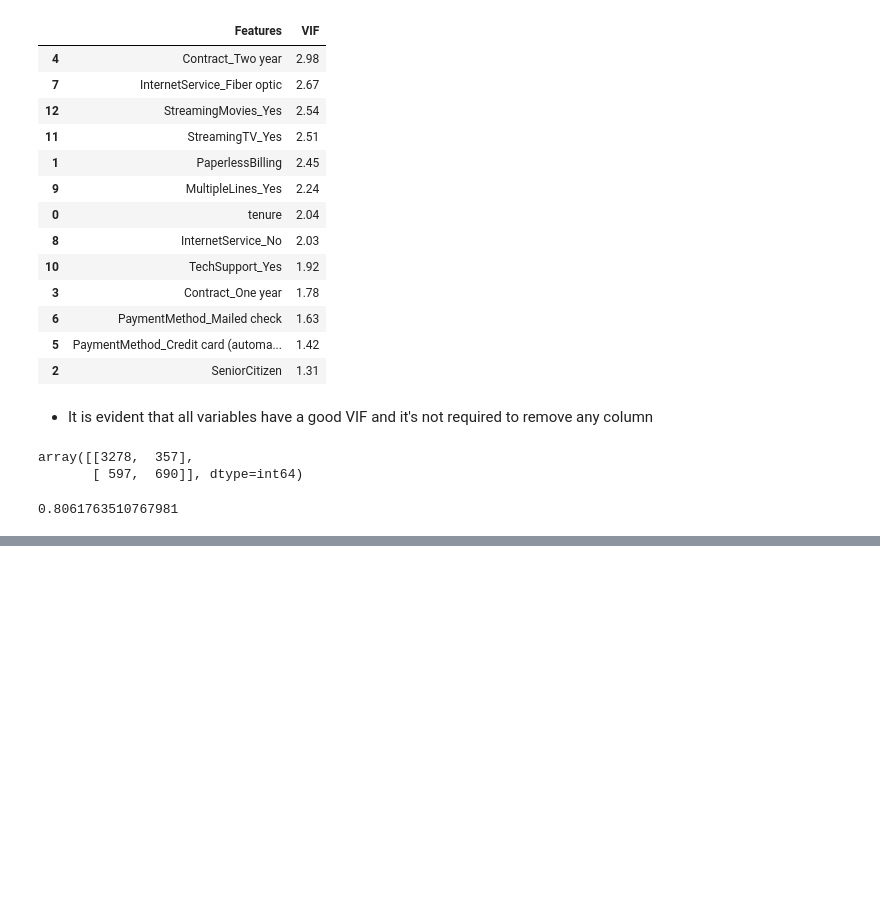
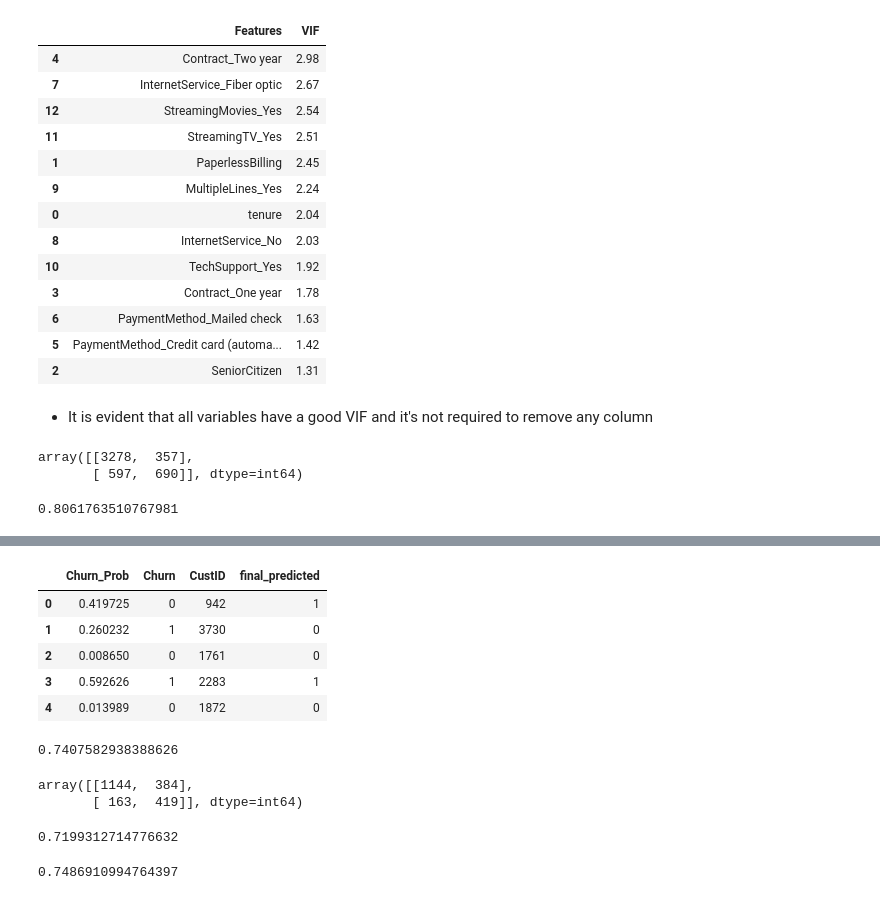
Before and after one commit to Dharani-Arumugam/Machine-Learning, a Jupyter notebook: Logistic Regression/Logistic Regression - Churn Data.ipynb, the cells around one changed output, grey strips where cells are left out. Cells and saved outputs as stored; diff of their text form; code cells hidden in the pictures; blank space fills up the shorter version.

Commit message:
Added Model Evaluation metics

```diff
--- a/Logistic Regression/Logistic Regression - Churn Data.ipynb
+++ b/Logistic Regression/Logistic Regression - Churn Data.ipynb
@@ -775,0 +883,6 @@ metrics.accuracy_score(y_train_pred_final.Churn, y_train_pred_final.Predicted)
+# %%
+# Removing index for both dataframes to append them side by side
+y_test_pred.reset_index(drop=True, inplace=True)
+y_test.reset_index(drop=True, inplace=True)
+# %%
+y_pred_final = pd.concat([y_test_pred, y_test], axis=1)
@@ -775,0 +898,3 @@ metrics.accuracy_score(y_train_pred_final.Churn, y_train_pred_final.Predicted)
+# %%
+# Renaming the column
+y_pred_final= y_pred_final.rename(columns={ 0 : 'Churn_Prob'})
@@ -775,0 +910,22 @@ metrics.accuracy_score(y_train_pred_final.Churn, y_train_pred_final.Predicted)
+# %%
+y_pred_final['final_predicted'] = y_pred_final.Churn_Prob.map(lambda x: 1 if x > 0.3 else 0)
+# %%
+y_pred_final.head()
+# %% [output]
+|  | Churn_Prob | Churn | CustID | final_predicted |
+| 0 | 0.419725 | 0 | 942 | 1 |
+| 1 | 0.260232 | 1 | 3730 | 0 |
+| 2 | 0.008650 | 0 | 1761 | 0 |
+| 3 | 0.592626 | 1 | 2283 | 1 |
+| 4 | 0.013989 | 0 | 1872 | 0 |
+# %%
+# Let's check the overall accuracy.
+metrics.accuracy_score(y_pred_final.Churn, y_pred_final.final_predicted)
+# %% [output]
+0.7407582938388626
+# %%
+confusion2 = metrics.confusion_matrix(y_pred_final.Churn, y_pred_final.final_predicted )
+confusion2
+# %% [output]
+array([[1144,  384],
+       [ 163,  419]], dtype=int64)
@@ -775,0 +937,10 @@ metrics.accuracy_score(y_train_pred_final.Churn, y_train_pred_final.Predicted)
+# %%
+# Let's see the sensitivity of our logistic regression model
+TP / float(TP+FN)
+# %% [output]
+0.7199312714776632
+# %%
+# Let us calculate specificity
+TN / float(TN+FP)
+# %% [output]
+0.7486910994764397
```
Also changed, not shown: parts of 32 cells of this notebook.
